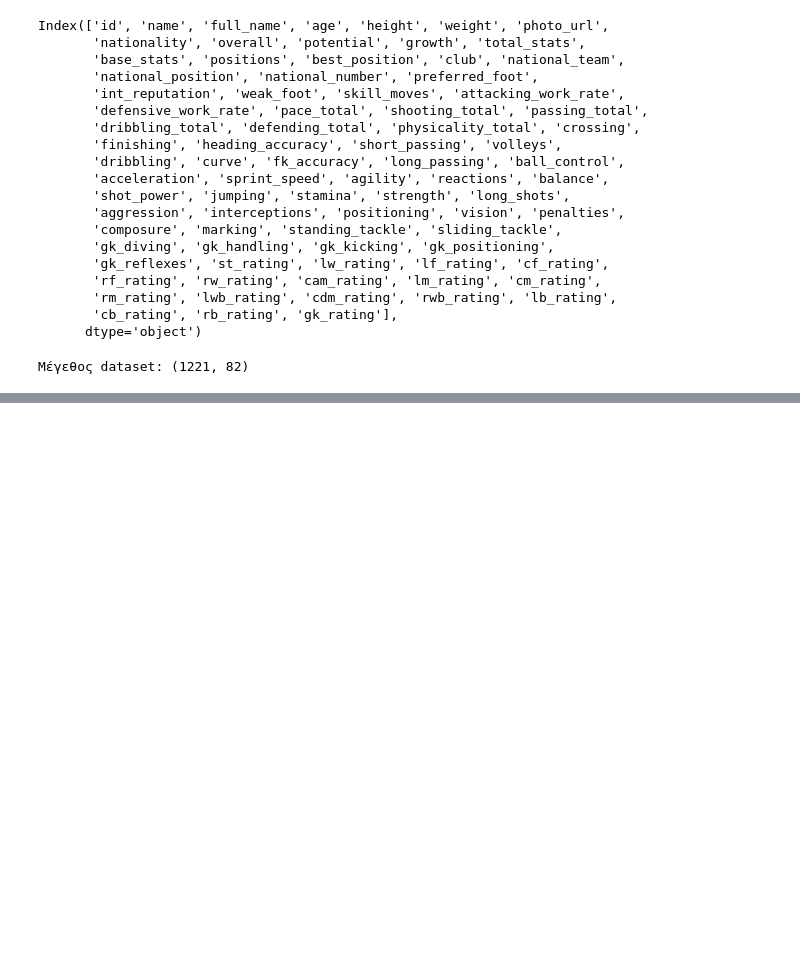
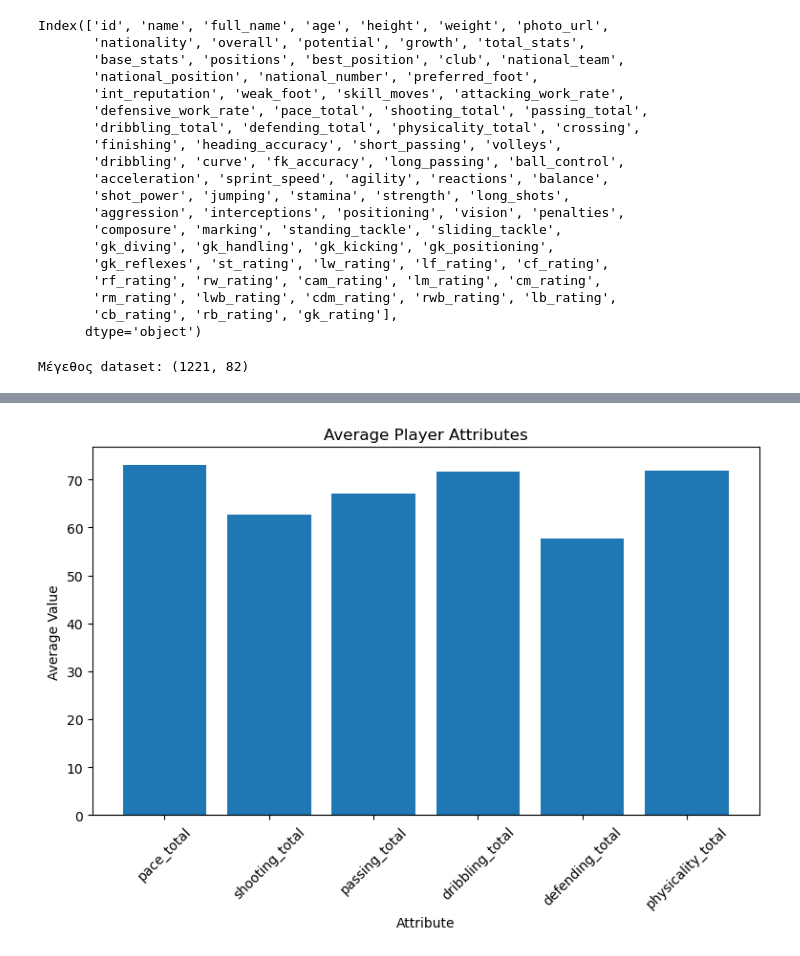
Before and after one commit to Loukas89/ML-FIFA-Analysis-Regression-Classification-Clustering-, a Jupyter notebook: Clustering.ipynb, the cells around one changed output, grey strips where cells are left out. Saved outputs shown, nothing was run; the diff lists cells and outputs as text; code cells hidden in the pictures; blank space fills up the shorter version.

```diff
--- a/Clustering.ipynb
+++ b/Clustering.ipynb
@@ -102,0 +167,14 @@ print("Μέγεθος dataset:", df.shape)
+# %%
+# Υπολογίζουμε τον μέσο όρο βασικών χαρακτηριστικών
+average_attributes = df[
+    [
+        'pace_total',
+        'shooting_total',
+        'passing_total',
+        'dribbling_total',
+        'defending_total',
+        'physicality_total'
+    ]
+].mean()
+
+average_attributes
@@ -102,0 +189,15 @@ print("Μέγεθος dataset:", df.shape)
+# %%
+# Γράφημα με τους μέσους όρους των βασικών χαρακτηριστικών
+plt.figure(figsize=(9, 5))
+
+plt.bar(average_attributes.index, average_attributes.values)
+
+plt.title('Average Player Attributes')
+plt.xlabel('Attribute')
+plt.ylabel('Average Value')
+
+plt.xticks(rotation=45)
+
+plt.show()
+# %% [output]
+[figure, added]
```
Also changed, not shown: parts of 33 cells of this notebook, 1 other file.
